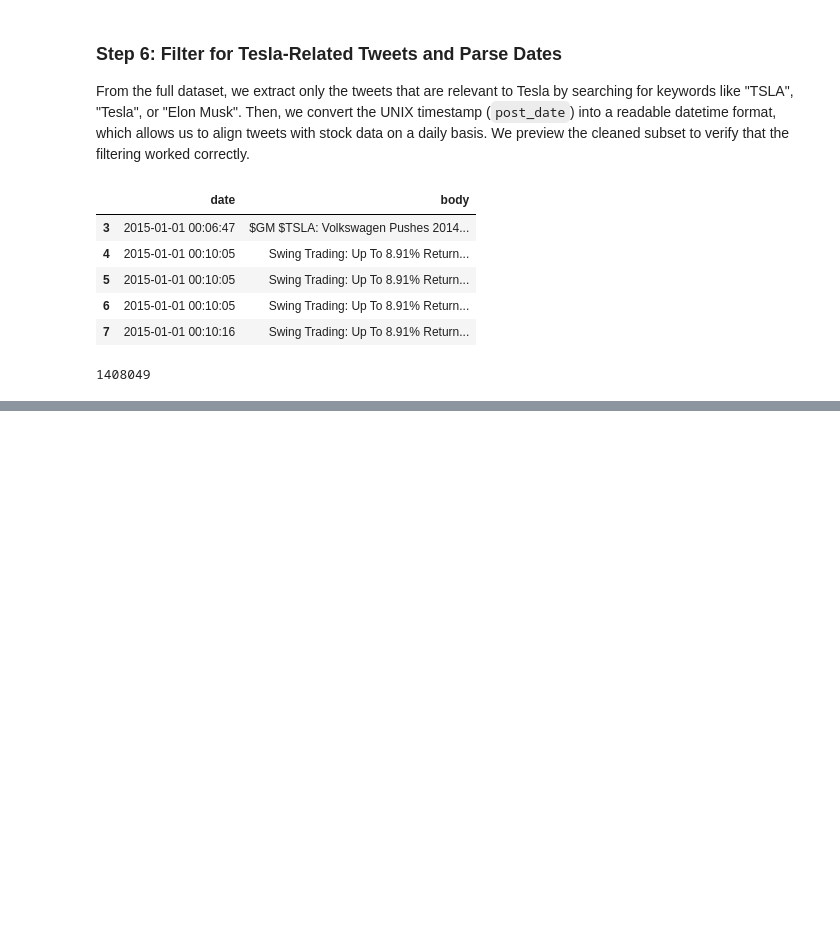
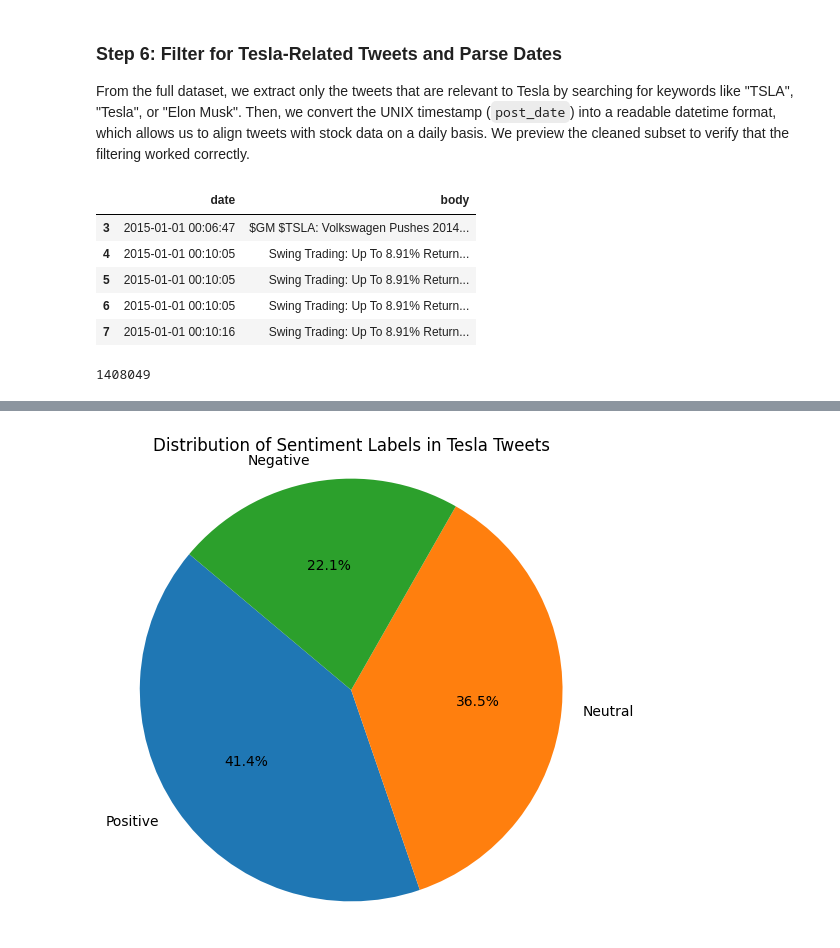
Before and after one commit to hish-school-work/Math509-project, a Jupyter notebook: Project509.ipynb, the cells around one changed output, grey strips where cells are left out. Saved outputs shown, nothing was run; the diff lists cells and outputs as text; code cells hidden in the pictures; blank space fills up the shorter version.

```diff
--- a/Project509.ipynb
+++ b/Project509.ipynb
@@ -786,0 +262,6 @@ posterior_predictive = pm.sample_posterior_predictive(trace, model=bayesian_mode
+# %%
+# Apply the cleaning function
+tesla_tweets['clean_text'] = tesla_tweets['body'].astype(str).apply(clean_tweet)
+
+# Preview a few examples
+tesla_tweets[['body', 'clean_text']].head()
@@ -786,0 +308,14 @@ posterior_predictive = pm.sample_posterior_predictive(trace, model=bayesian_mode
+# %%
+def get_sentiment_label(score):
+    if score >= 0.05:
+        return 'Positive'
+    elif score <= -0.05:
+        return 'Negative'
+    else:
+        return 'Neutral'
+
+# Apply label creation
+tesla_tweets['sentiment_label'] = tesla_tweets['sentiment_score'].apply(get_sentiment_label)
+
+# Preview
+tesla_tweets[['clean_text', 'sentiment_score', 'sentiment_label']].head()
@@ -786,0 +329,14 @@ posterior_predictive = pm.sample_posterior_predictive(trace, model=bayesian_mode
+# %%
+import matplotlib.pyplot as plt
+
+# Count labels
+label_counts = tesla_tweets['sentiment_label'].value_counts()
+
+# Plot pie chart
+plt.figure(figsize=(6, 6))
+plt.pie(label_counts, labels=label_counts.index, autopct='%1.1f%%', startangle=140)
+plt.title('Distribution of Sentiment Labels in Tesla Tweets')
+plt.axis('equal')  # Makes the pie circular
+plt.show()
+# %% [output]
+[figure, added]
```
Also changed, not shown: parts of 71 cells of this notebook, 1 other file.
